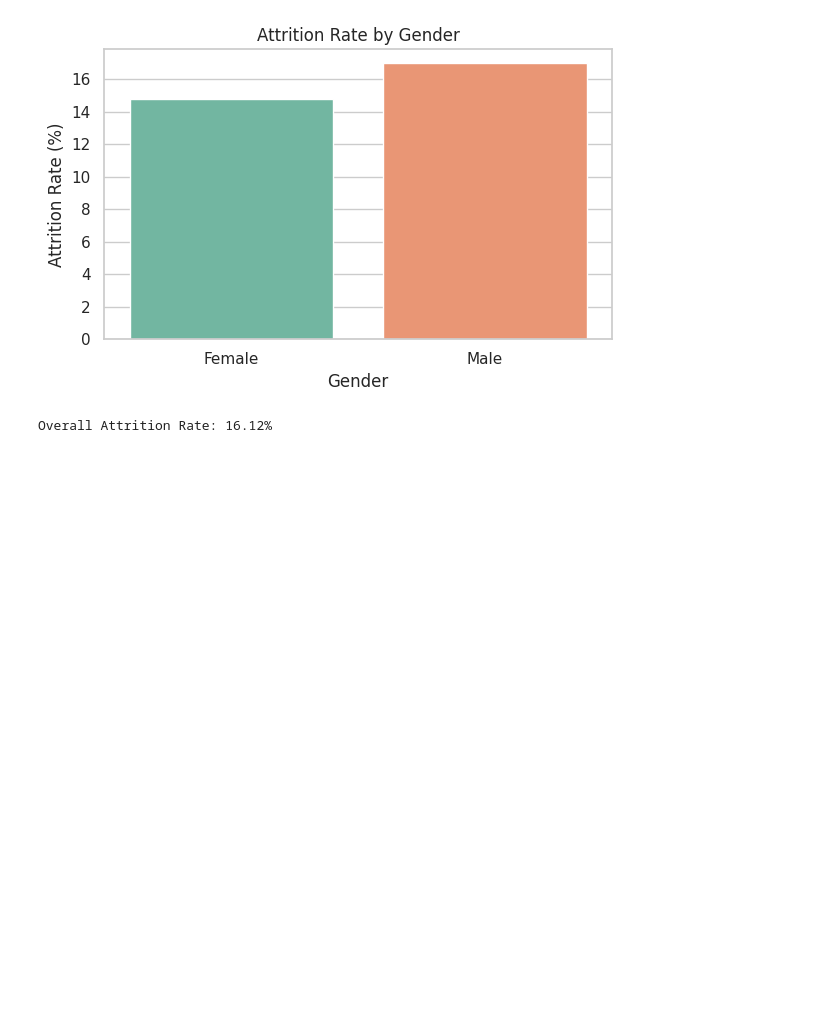
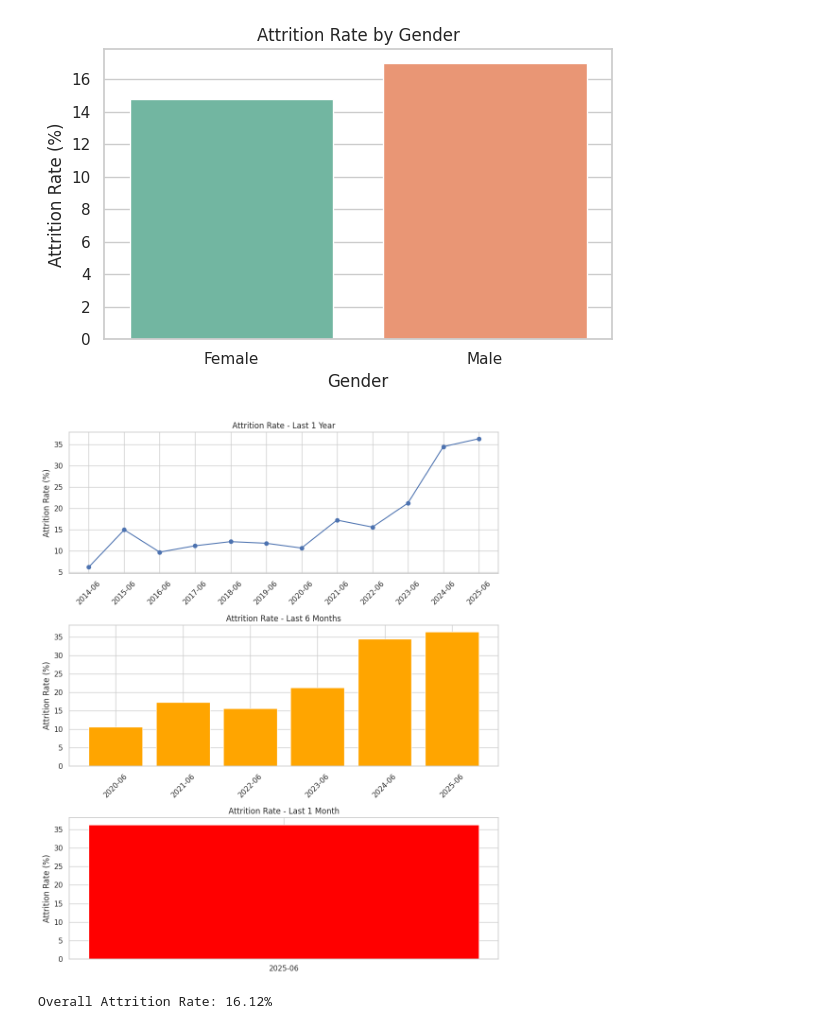
Before and after one commit to ArjuK97/InspiraTask, a Jupyter notebook: HR_ATTRIBUTE.ipynb, the cells around one changed output. Cells and saved outputs as stored; diff of their text form; code cells hidden in the pictures; blank space fills up the shorter version.

```diff
--- a/HR_ATTRIBUTE.ipynb
+++ b/HR_ATTRIBUTE.ipynb
@@ -184,11 +183,12 @@ pd.read_sql(query7, connection)
 | 7 | Human Resources | 3.13 |
 | 8 | Sales Representative | 2.01 |
 # %%
-
+# Print the current column names to verify
+print(df_HR.columns)
 
 # Select relevant columns
-df_HR= df_HR[['Age', 'Gender', 'Department', 'JobRole', 'Attrition',
-         'YearsAtCompany', 'YearsInCurrentRole']]
+df_HR = df_HR[['age', 'gender', 'department', 'job_role', 'attrition',
+         'years_at_company', 'years_in_current_role']]
 
 # Rename columns for consistency
 df_HR.columns = ['age', 'gender', 'department', 'job_role', 'attrition',
@@ -245,6 +248,10 @@ attrition        No       Yes  Attrition Rate (%)
 gender
 Female     0.852041  0.147959           14.795918
 Male       0.829932  0.170068           17.006803
+# %%
+df_HR['Attrition_Flag'] = df_HR['attrition'].apply(lambda x: 1 if x == 'Yes' else 0)
+df_HR['HireDate'] = pd.to_datetime('today') - pd.to_timedelta(df_HR['years_at_company'] * 365, unit='D')
+df_HR['HireMonth'] = df_HR['HireDate'].dt.to_period('M')
 # %%
 import seaborn as sns
 import matplotlib.pyplot as plt
@@ -302,6 +309,39 @@ Passing `palette` without assigning `hue` is deprecated and will be removed in v
 
   sns.barplot(
 [figure]
+# %%
+# Grouping for each timeframe
+monthly_attr = df_HR.groupby('HireMonth')['Attrition_Flag'].mean().sort_index()
+
+# Filter time windows
+last_1y = monthly_attr[-12:]
+last_6m = monthly_attr[-6:]
+last_1m = monthly_attr[-1:]
+# %%
+
+fig, axs = plt.subplots(3, 1, figsize=(10, 12))
+
+# 1 Year
+axs[0].plot(last_1y.index.astype(str), last_1y.values * 100, marker='o')
+axs[0].set_title("Attrition Rate - Last 1 Year")
+axs[0].set_ylabel("Attrition Rate (%)")
+axs[0].tick_params(axis='x', rotation=45)
+
+# 6 Months
+axs[1].bar(last_6m.index.astype(str), last_6m.values * 100, color='orange')
+axs[1].set_title("Attrition Rate - Last 6 Months")
+axs[1].set_ylabel("Attrition Rate (%)")
+axs[1].tick_params(axis='x', rotation=45)
+
+# 1 Month
+axs[2].bar(last_1m.index.astype(str), last_1m.values * 100, color='red')
+axs[2].set_title("Attrition Rate - Last 1 Month")
+axs[2].set_ylabel("Attrition Rate (%)")
+
+plt.tight_layout()
+plt.show()
+# %% [output]
+[figure, added]
 # %%
 overall_attrition_rate = (df_HR['attrition'] == 'Yes').mean() * 100
 print(f"Overall Attrition Rate: {overall_attrition_rate:.2f}%")
```
Also changed, not shown: parts of 4 cells of this notebook.
